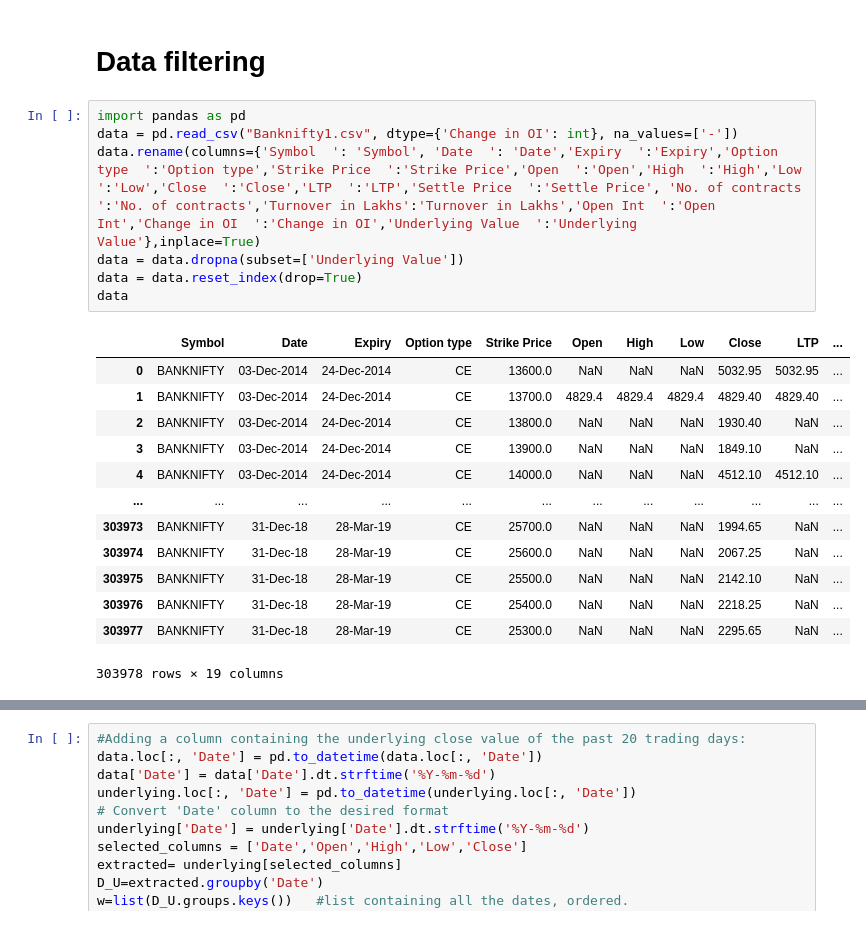
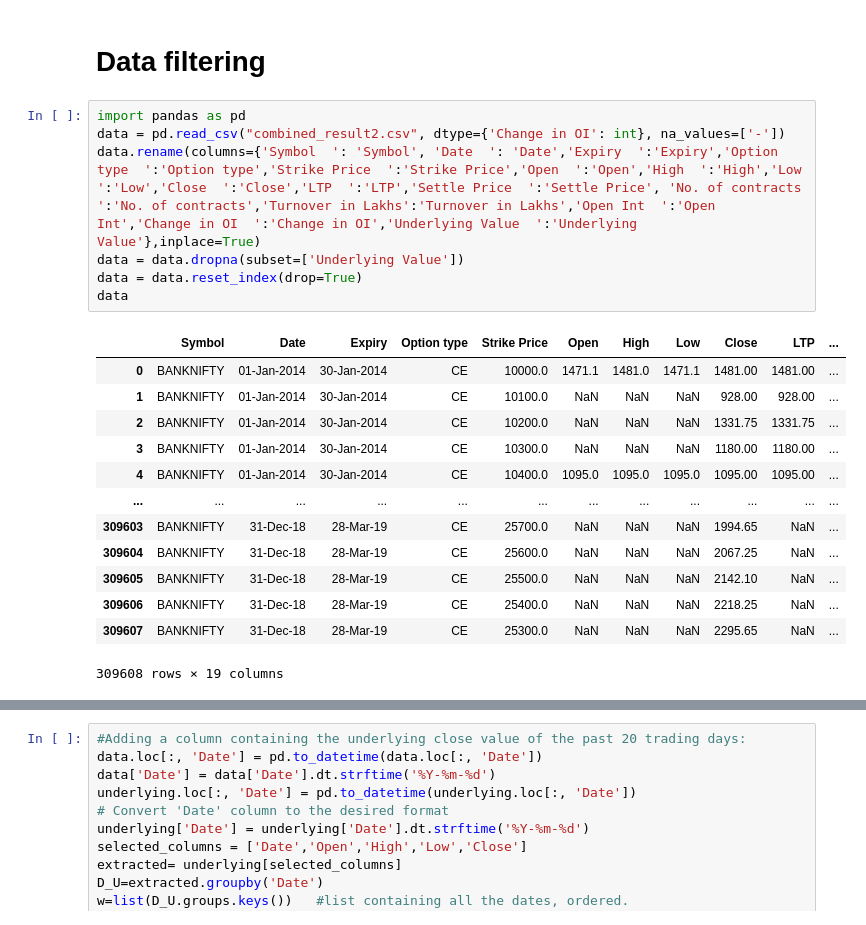
Before and after one commit to Hcine-Turki/Project-DSUU, a Jupyter notebook: DSUU_code.ipynb, the cells around one changed output, grey strips where cells are left out. Cells and saved outputs as stored; diff of their text form.

```diff
--- a/DSUU_code.ipynb
+++ b/DSUU_code.ipynb
@@ -2,22 +2,22 @@
 # Data filtering
 # %%
 import pandas as pd
-data = pd.read_csv("Banknifty1.csv", dtype={'Change in OI': int}, na_values=['-'])
+data = pd.read_csv("combined_result2.csv", dtype={'Change in OI': int}, na_values=['-'])
 data.rename(columns={'Symbol  ': 'Symbol', 'Date  ': 'Date','Expiry  ':'Expiry','Option type  ':'Option type','Strike Price  ':'Strike Price','Open  ':'Open','High  ':'High','Low  ':'Low','Close  ':'Close','LTP  ':'LTP','Settle Price  ':'Settle Price', 'No. of contracts  ':'No. of contracts','Turnover in Lakhs':'Turnover in Lakhs','Open Int  ':'Open Int','Change in OI  ':'Change in OI','Underlying Value  ':'Underlying Value'},inplace=True)
 data = data.dropna(subset=['Underlying Value'])
 data = data.reset_index(drop=True)
 data
 # %% [output]
 |  | Symbol | Date | Expiry | Option type | Strike Price | Open | High | Low | Close | LTP | ... |
-| 0 | BANKNIFTY | 03-Dec-2014 | 24-Dec-2014 | CE | 13600.0 | NaN | NaN | NaN | 5032.95 | 5032.95 | ... |
-| 1 | BANKNIFTY | 03-Dec-2014 | 24-Dec-2014 | CE | 13700.0 | 4829.4 | 4829.4 | 4829.4 | 4829.40 | 4829.40 | ... |
-| 2 | BANKNIFTY | 03-Dec-2014 | 24-Dec-2014 | CE | 13800.0 | NaN | NaN | NaN | 1930.40 | NaN | ... |
-| 3 | BANKNIFTY | 03-Dec-2014 | 24-Dec-2014 | CE | 13900.0 | NaN | NaN | NaN | 1849.10 | NaN | ... |
-| 4 | BANKNIFTY | 03-Dec-2014 | 24-Dec-2014 | CE | 14000.0 | NaN | NaN | NaN | 4512.10 | 4512.10 | ... |
+| 0 | BANKNIFTY | 01-Jan-2014 | 30-Jan-2014 | CE | 10000.0 | 1471.1 | 1481.0 | 1471.1 | 1481.00 | 1481.00 | ... |
+| 1 | BANKNIFTY | 01-Jan-2014 | 30-Jan-2014 | CE | 10100.0 | NaN | NaN | NaN | 928.00 | 928.00 | ... |
+| 2 | BANKNIFTY | 01-Jan-2014 | 30-Jan-2014 | CE | 10200.0 | NaN | NaN | NaN | 1331.75 | 1331.75 | ... |
+| 3 | BANKNIFTY | 01-Jan-2014 | 30-Jan-2014 | CE | 10300.0 | NaN | NaN | NaN | 1180.00 | 1180.00 | ... |
+| 4 | BANKNIFTY | 01-Jan-2014 | 30-Jan-2014 | CE | 10400.0 | 1095.0 | 1095.0 | 1095.0 | 1095.00 | 1095.00 | ... |
 | ... | ... | ... | ... | ... | ... | ... | ... | ... | ... | ... | ... |
-| 303973 | BANKNIFTY | 31-Dec-18 | 28-Mar-19 | CE | 25700.0 | NaN | NaN | NaN | 1994.65 | NaN | ... |
-| 303974 | BANKNIFTY | 31-Dec-18 | 28-Mar-19 | CE | 25600.0 | NaN | NaN | NaN | 2067.25 | NaN | ... |
-| 303975 | BANKNIFTY | 31-Dec-18 | 28-Mar-19 | CE | 25500.0 | NaN | NaN | NaN | 2142.10 | NaN | ... |
-| 303976 | BANKNIFTY | 31-Dec-18 | 28-Mar-19 | CE | 25400.0 | NaN | NaN | NaN | 2218.25 | NaN | ... |
-| 303977 | BANKNIFTY | 31-Dec-18 | 28-Mar-19 | CE | 25300.0 | NaN | NaN | NaN | 2295.65 | NaN | ... |
+| 309603 | BANKNIFTY | 31-Dec-18 | 28-Mar-19 | CE | 25700.0 | NaN | NaN | NaN | 1994.65 | NaN | ... |
+| 309604 | BANKNIFTY | 31-Dec-18 | 28-Mar-19 | CE | 25600.0 | NaN | NaN | NaN | 2067.25 | NaN | ... |
+| 309605 | BANKNIFTY | 31-Dec-18 | 28-Mar-19 | CE | 25500.0 | NaN | NaN | NaN | 2142.10 | NaN | ... |
+| 309606 | BANKNIFTY | 31-Dec-18 | 28-Mar-19 | CE | 25400.0 | NaN | NaN | NaN | 2218.25 | NaN | ... |
+| 309607 | BANKNIFTY | 31-Dec-18 | 28-Mar-19 | CE | 25300.0 | NaN | NaN | NaN | 2295.65 | NaN | ... |
-303978 rows × 19 columns
+309608 rows × 19 columns
```
Also changed, not shown: parts of 21 cells of this notebook, 1 other file.
